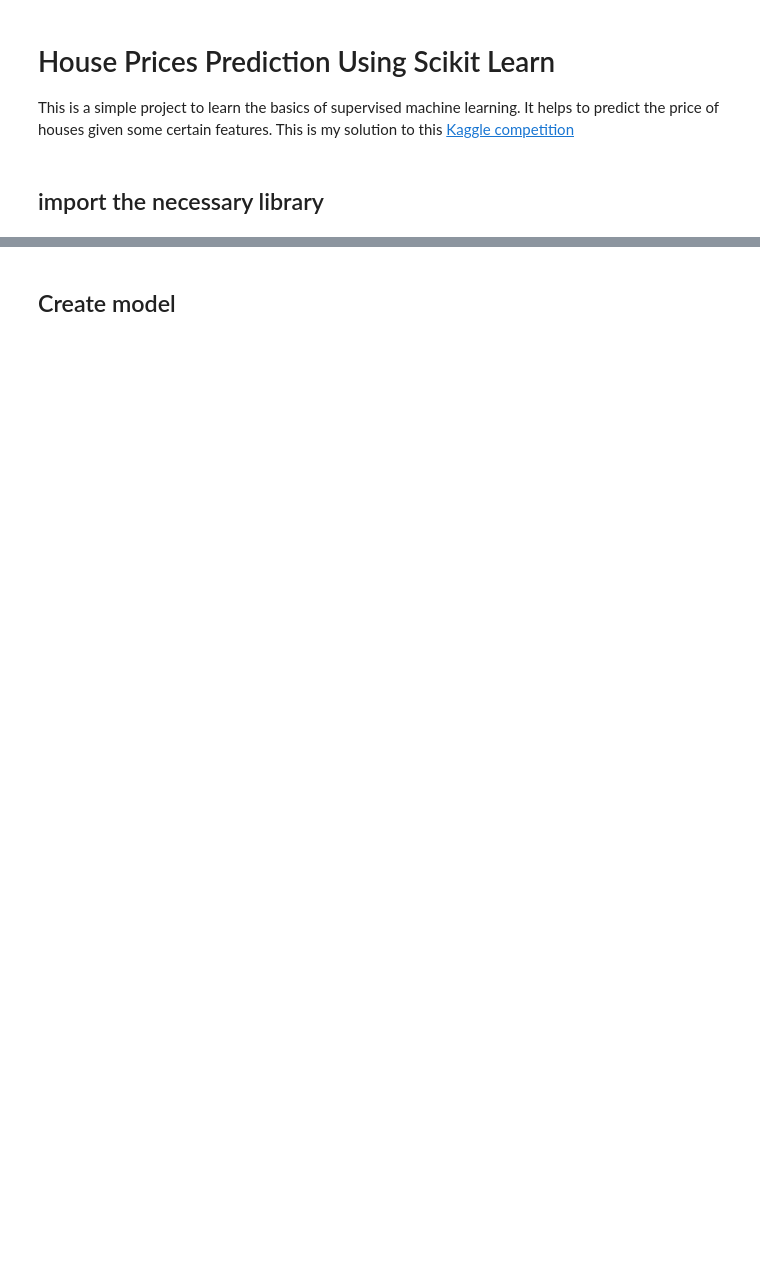
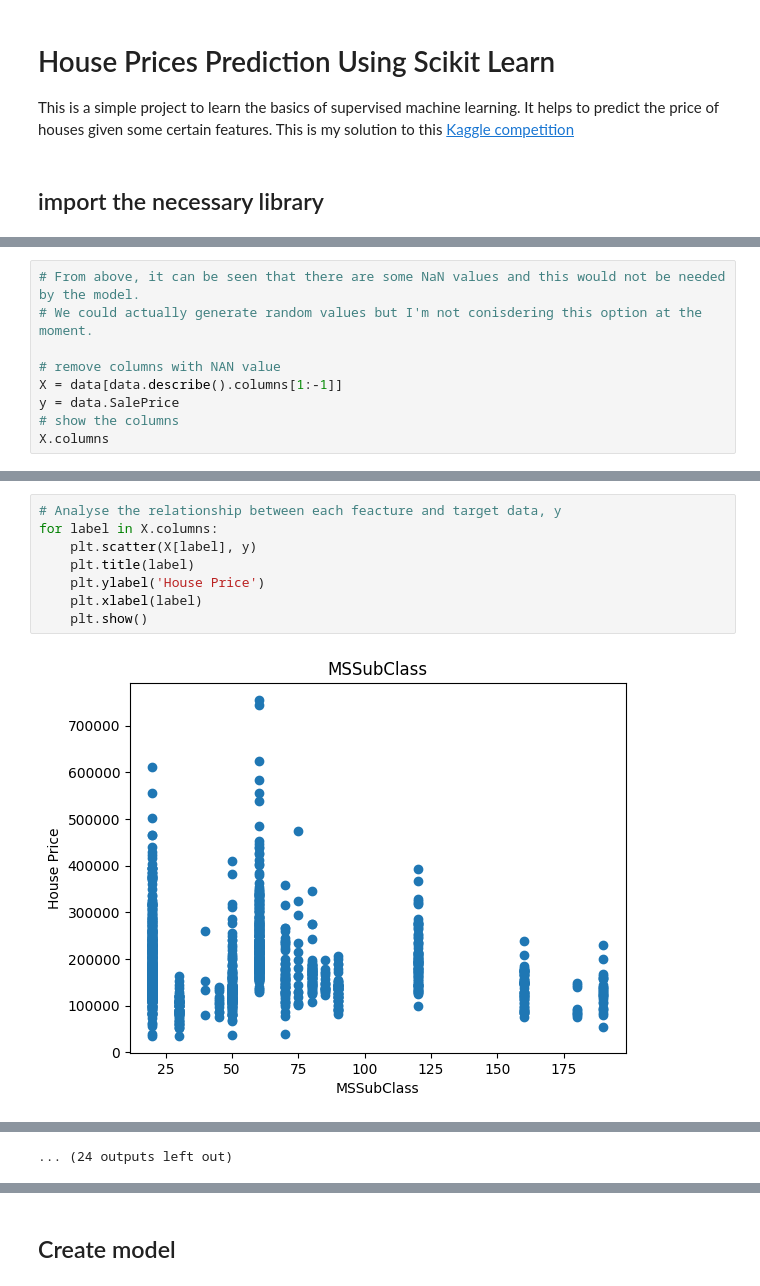
Before and after one commit to Tydotbaba/Machine-Learning-Projects, a Jupyter notebook: House Prices/house_prices.ipynb, the cells around one changed output, grey strips where cells are left out. Cells and saved outputs as stored; diff of their text form; blank space fills up the shorter version.

Commit message:
preprocessing data

```diff
--- a/House Prices/house_prices.ipynb
+++ b/House Prices/house_prices.ipynb
@@ -14,0 +43,9 @@ import pandas as pd
+# %%
+# From above, it can be seen that there are some NaN values and this would not be needed by the model.
+# We could actually generate random values but I'm not conisdering this option at the moment.
+
+# remove columns with NAN value
+X = data[data.describe().columns[1:-1]]
+y = data.SalePrice
+# show the columns
+X.columns
@@ -14,0 +62,10 @@ import pandas as pd
+# %%
+# Analyse the relationship between each feacture and target data, y
+for label in X.columns:
+    plt.scatter(X[label], y)
+    plt.title(label)
+    plt.ylabel('House Price')
+    plt.xlabel(label)
+    plt.show()
+# %% [output]
+[figure, added]
@@ -15 +83,2 @@ import pandas as pd
+... (24 outputs left out)
 # %%
```
Also changed, not shown: parts of 9 cells of this notebook.
